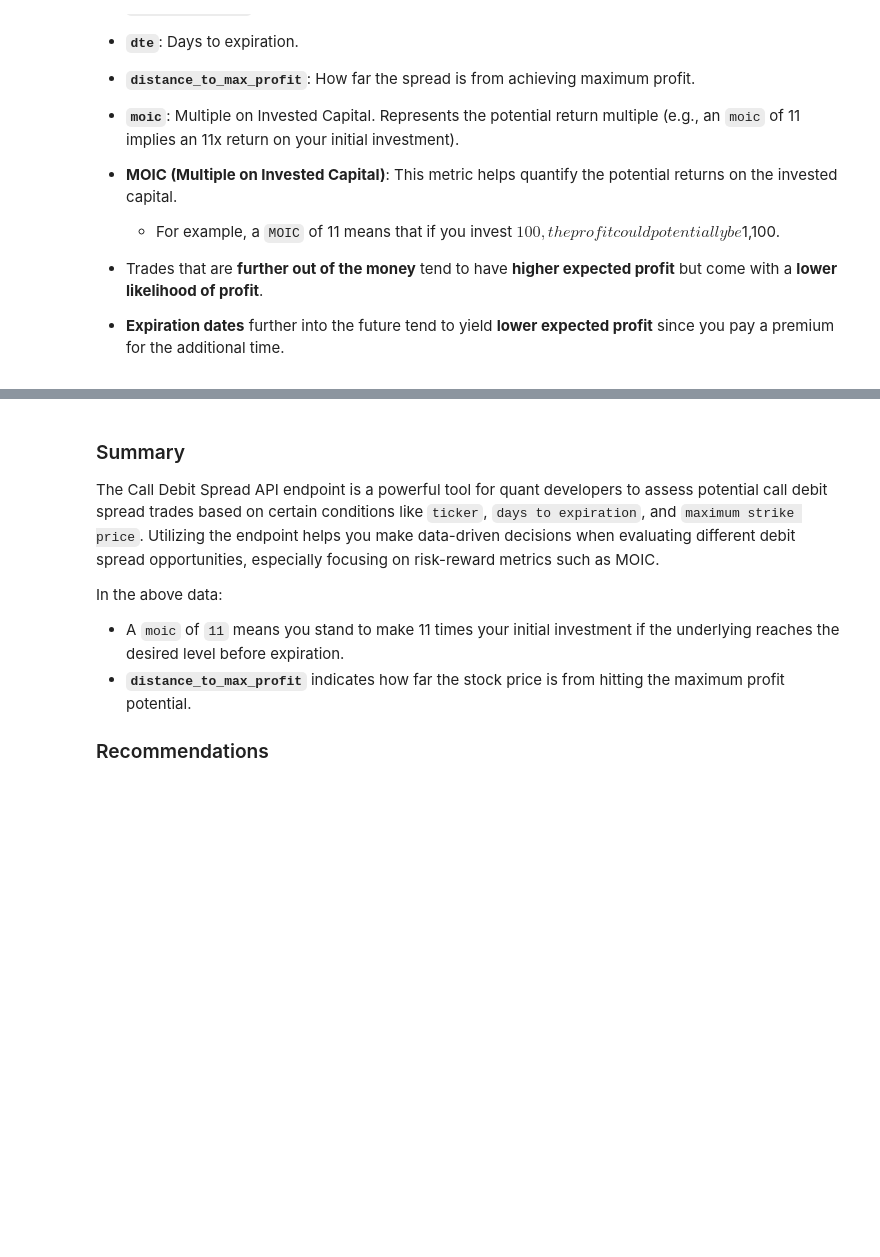
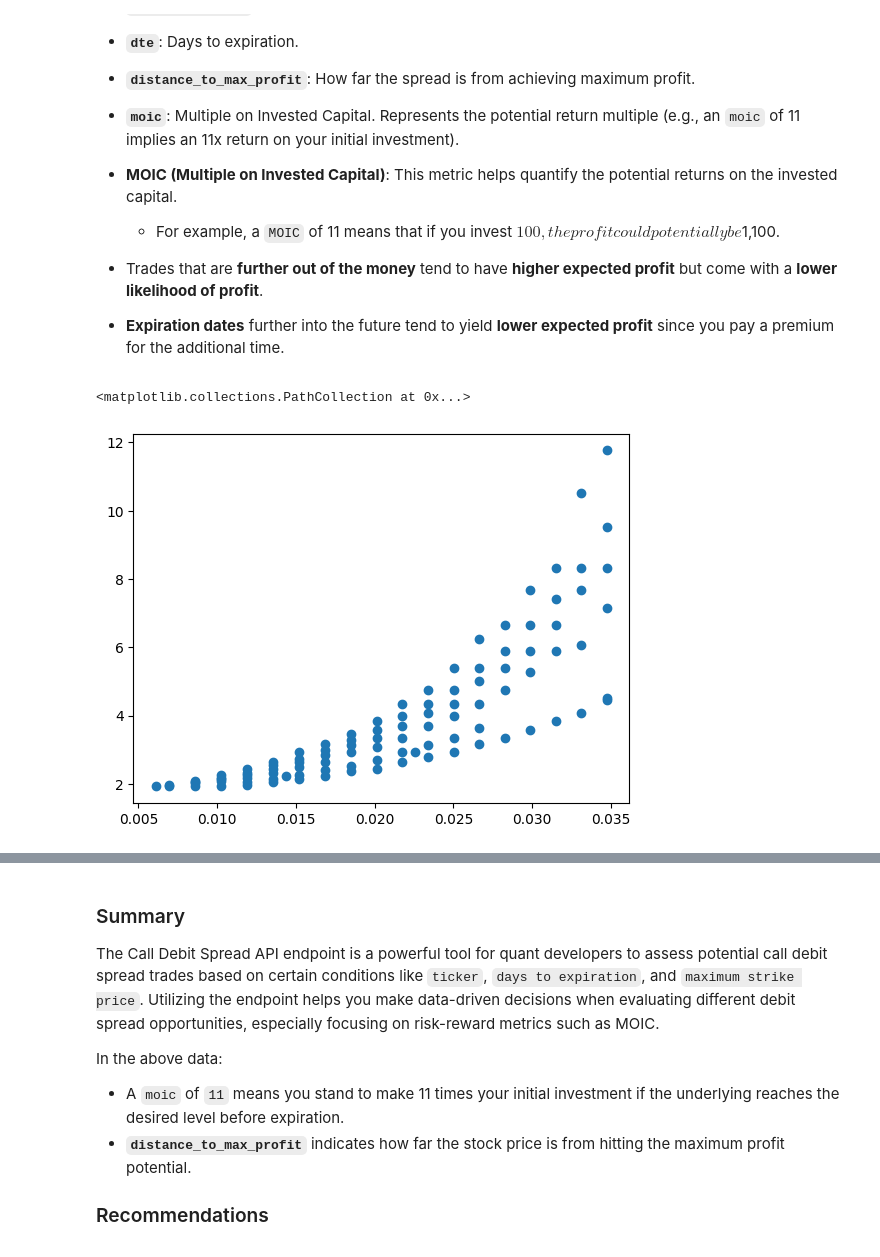
Before and after one commit to skd303/market-mosaic-cookbook, a Jupyter notebook: notebooks/call_debit_spread.ipynb, the cells around one changed output, grey strips where cells are left out. Saved outputs shown, nothing was run; the diff lists cells and outputs as text; code cells hidden in the pictures; blank space fills up the shorter version.

```diff
--- a/notebooks/call_debit_spread.ipynb
+++ b/notebooks/call_debit_spread.ipynb
@@ -66,12 +66,15 @@ The response from the endpoint is provided in split JSON format, which can be ea
 - Trades that are **further out of the money** tend to have **higher expected profit** but come with a **lower likelihood of profit**.
 - **Expiration dates** further into the future tend to yield **lower expected profit** since you pay a premium for the additional time.
 # %%
+import matplotlib.pyplot as plt
 import plotly.express as px
 
 # Further out the money trades have higher expected profit, as the likelihood is lower
 
-fig = px.scatter(df[['distance_to_max_profit','moic']], x="distance_to_max_profit", y="moic")
-fig.show()
+plt.scatter(df['distance_to_max_profit'], df['moic'])
+# %% [output]
+<matplotlib.collections.PathCollection at 0x...>
+[figure, added]
 # %%
 # Expiration dates further in the future tend to have lower expected profit.
 # You are paying a premium for time
```
Also changed, not shown: parts of 1 cell of this notebook.
